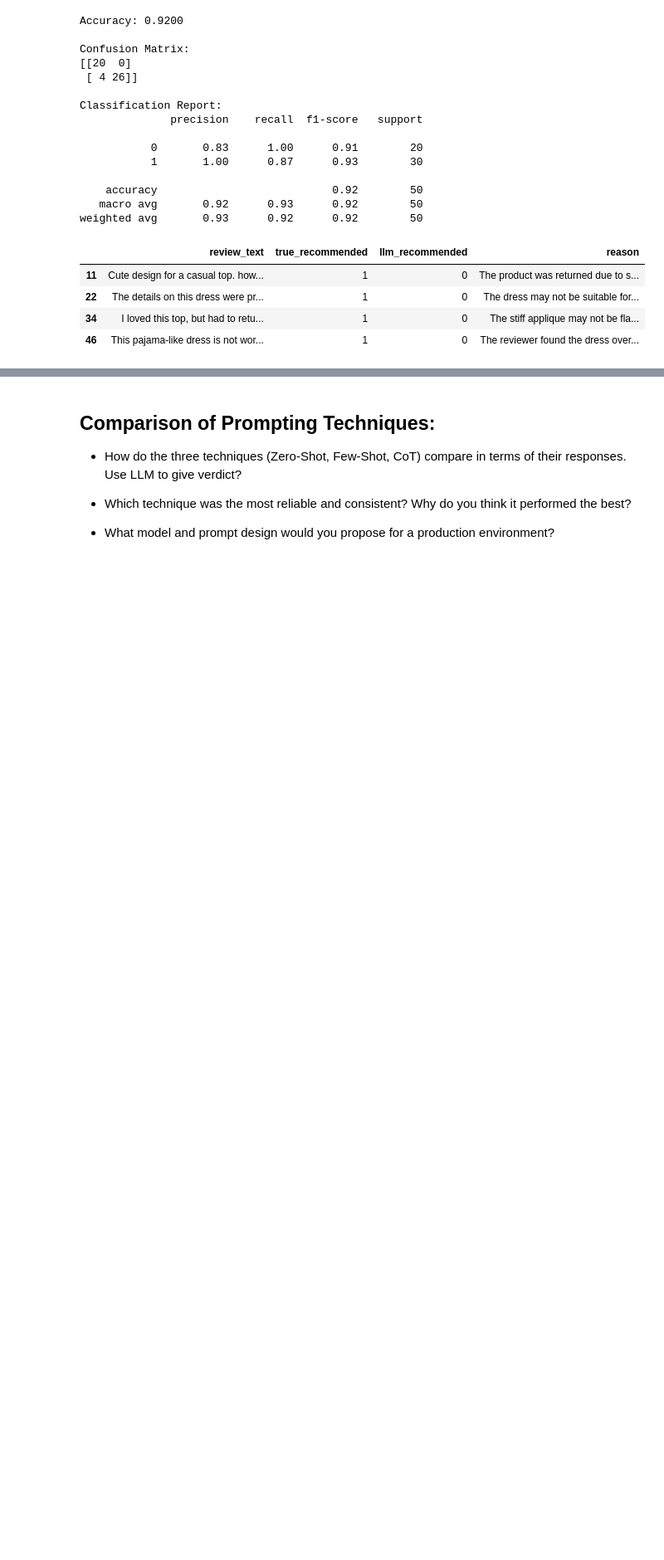
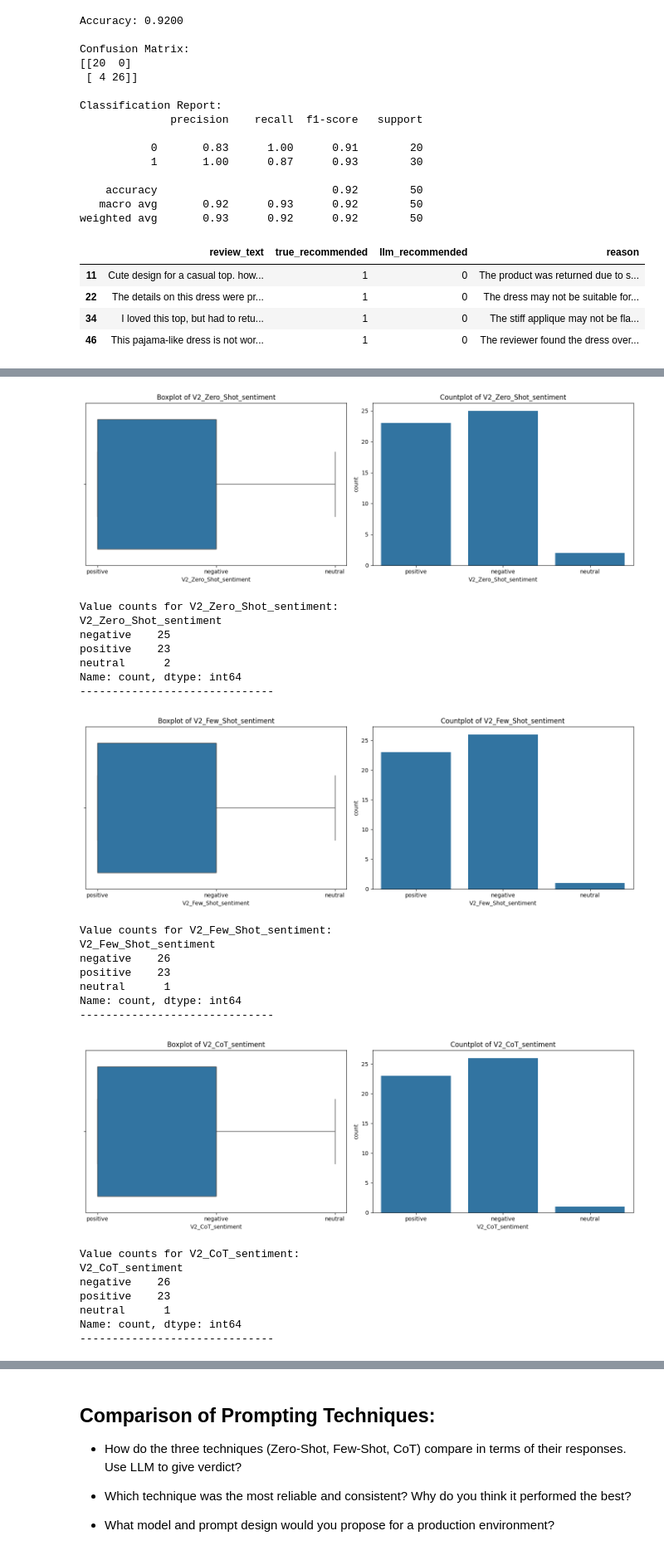
Before and after one commit to taloman05/applied-ai-and-data-science-program, a Jupyter notebook: projects/capstone-project-generative-ai/capstone-final-submission.ipynb, the cells around one changed output, grey strips where cells are left out. Shown at 83% size. Saved outputs shown, nothing was run; the diff lists cells and outputs as text; code cells hidden in the pictures; blank space fills up the shorter version.

Commit message:
[INT] Actualizo notebook con los últimos resultados. Añado resultados de V2 de todas las prompting techniques para rescatarlos sin tener que generarlos otra vez.

```diff
--- a/projects/capstone-project-generative-ai/capstone-final-submission.ipynb
+++ b/projects/capstone-project-generative-ai/capstone-final-submission.ipynb
@@ -1689,0 +1716,47 @@ Reason for discrepancies:
+# %%
+# Plot resultant sentiment distribution for each prompting technique
+result_columns = ["V2_Zero_Shot_sentiment", "V2_Few_Shot_sentiment", "V2_CoT_sentiment"]
+
+for col in result_columns:
+    fig, axes = plt.subplots(1, 2, figsize=(14, 5))
+
+    # Boxplot
+    sns.boxplot(data=df_final_sample, x=col, ax=axes[0])
+    axes[0].set_title(f'Boxplot of {col}')
+
+    # Countplot
+    sns.countplot(data=df_final_sample, x=col, ax=axes[1])
+    axes[1].set_title(f'Countplot of {col}')
+
+    plt.tight_layout()
+    plt.show()
+
+    # Value counts
+    print(f"Value counts for {col}:")
+    print(df_final_sample[col].value_counts())
+    print("-" * 30)
+# %% [output]
+[figure, added]
+Value counts for V2_Zero_Shot_sentiment:
+V2_Zero_Shot_sentiment
+negative    25
+positive    23
+neutral      2
+Name: count, dtype: int64
+------------------------------
+[figure, added]
+Value counts for V2_Few_Shot_sentiment:
+V2_Few_Shot_sentiment
+negative    26
+positive    23
+neutral      1
+Name: count, dtype: int64
+------------------------------
+[figure, added]
+Value counts for V2_CoT_sentiment:
+V2_CoT_sentiment
+negative    26
+positive    23
+neutral      1
+Name: count, dtype: int64
+------------------------------
```
Also changed, not shown: parts of 17 cells of this notebook, 1 other file.
